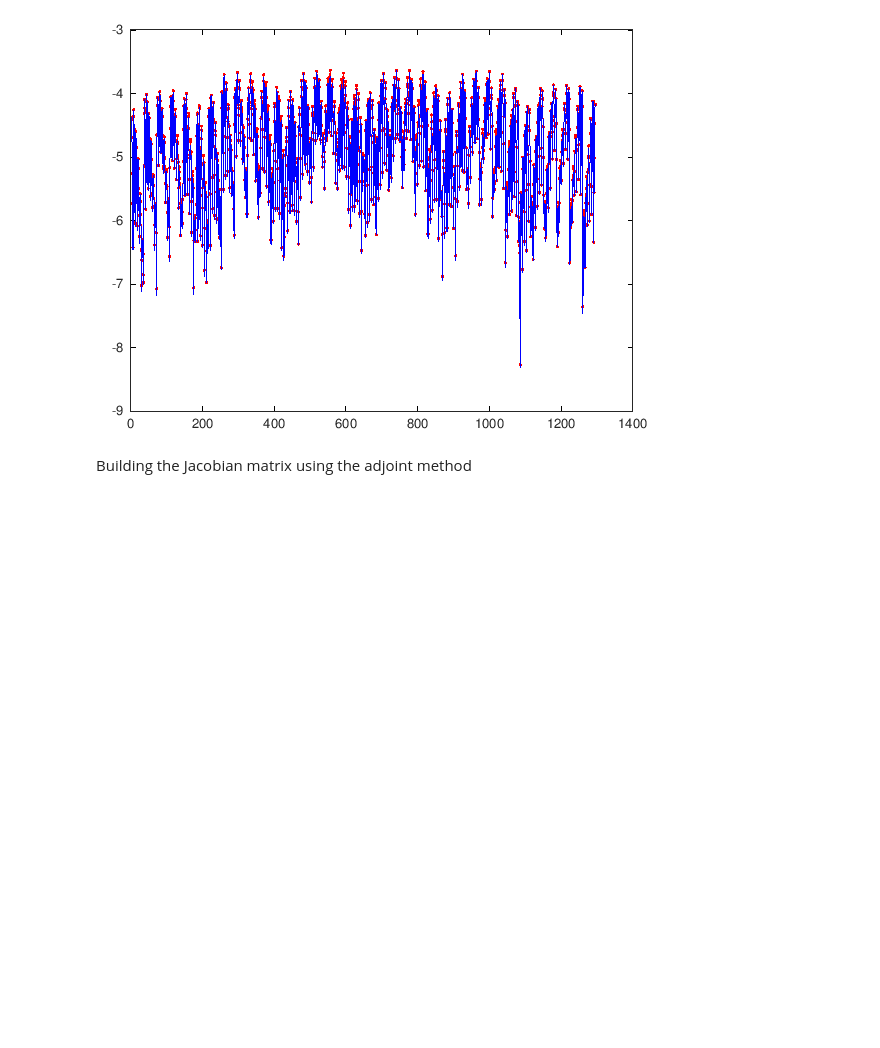
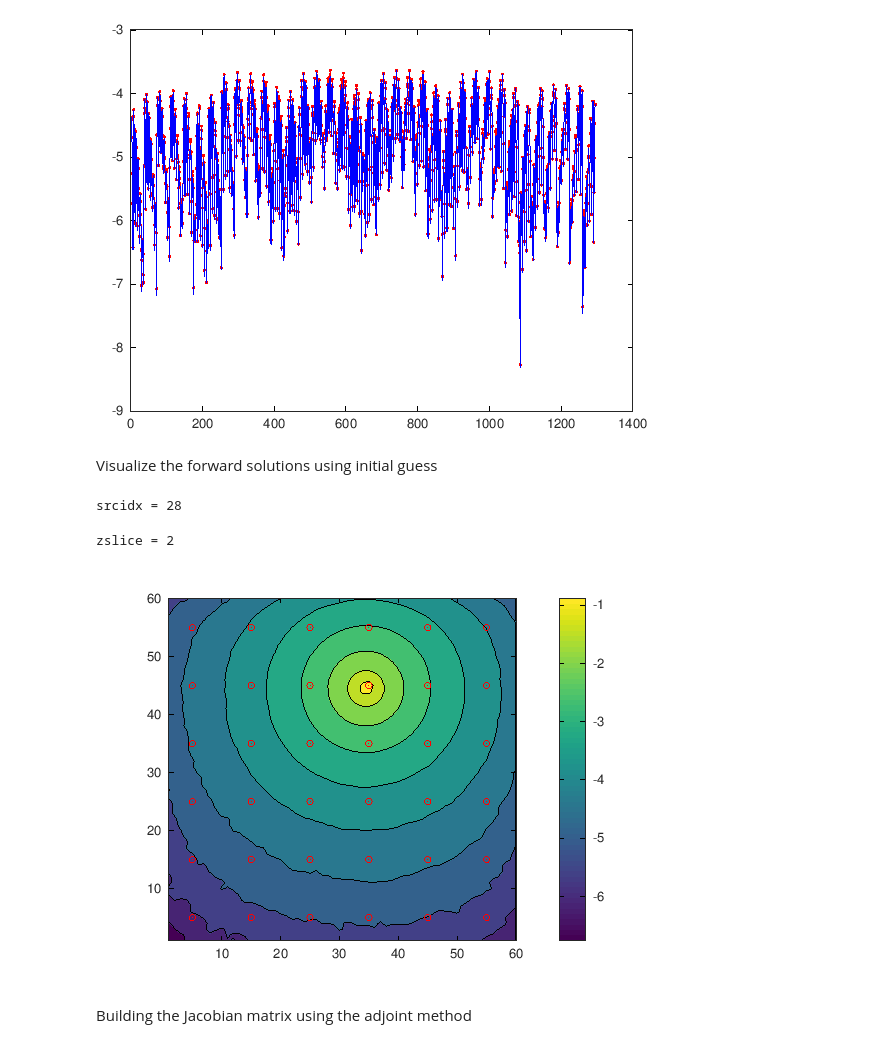
Before and after one commit to nzhang1218/MCX24Workshop, a Jupyter notebook: Training/MCX2024_1D_mcxlab_training.ipynb, the cells around one changed output. Cells and saved outputs as stored; diff of their text form; code cells hidden in the pictures; blank space fills up the shorter version.

```diff
--- a/Training/MCX2024_1D_mcxlab_training.ipynb
+++ b/Training/MCX2024_1D_mcxlab_training.ipynb
@@ -964,6 +969,22 @@ end
 plot(1:length(modelpredict), log10(modelpredict), 'r.-', 1:length(measurements), log10(measurements), 'b-')
 # %% [output]
 [figure]
+# %% [markdown]
+Visualize the forward solutions using initial guess
+# %%
+%%octave
+
+srcidx = 28 # @param {type:"slider", min:0, max:72, step:1}
+zslice = 2 # @param {type:"slider", min:0, max:30, step:1}
+
+contourf(log10(abs(cwfluence(:,:,2,1,1,srcidx))))
+colorbar
+hold on;
+plot(xi(:), yi(:), 'ro')
+# %% [output]
+srcidx = 28
+zslice = 2
+[figure, added]
 # %% [markdown]
 Building the Jacobian matrix using the adjoint method
 # %%
```
Also changed, not shown: parts of 7 cells of this notebook.
